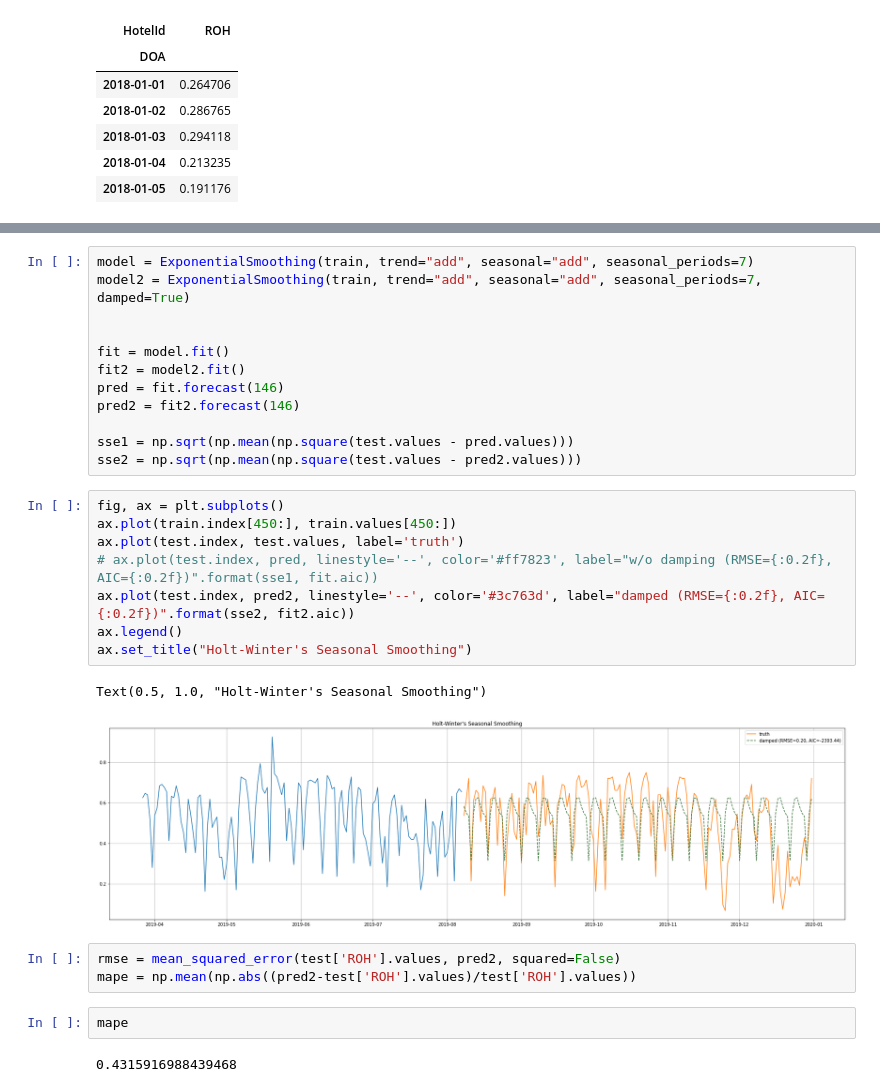
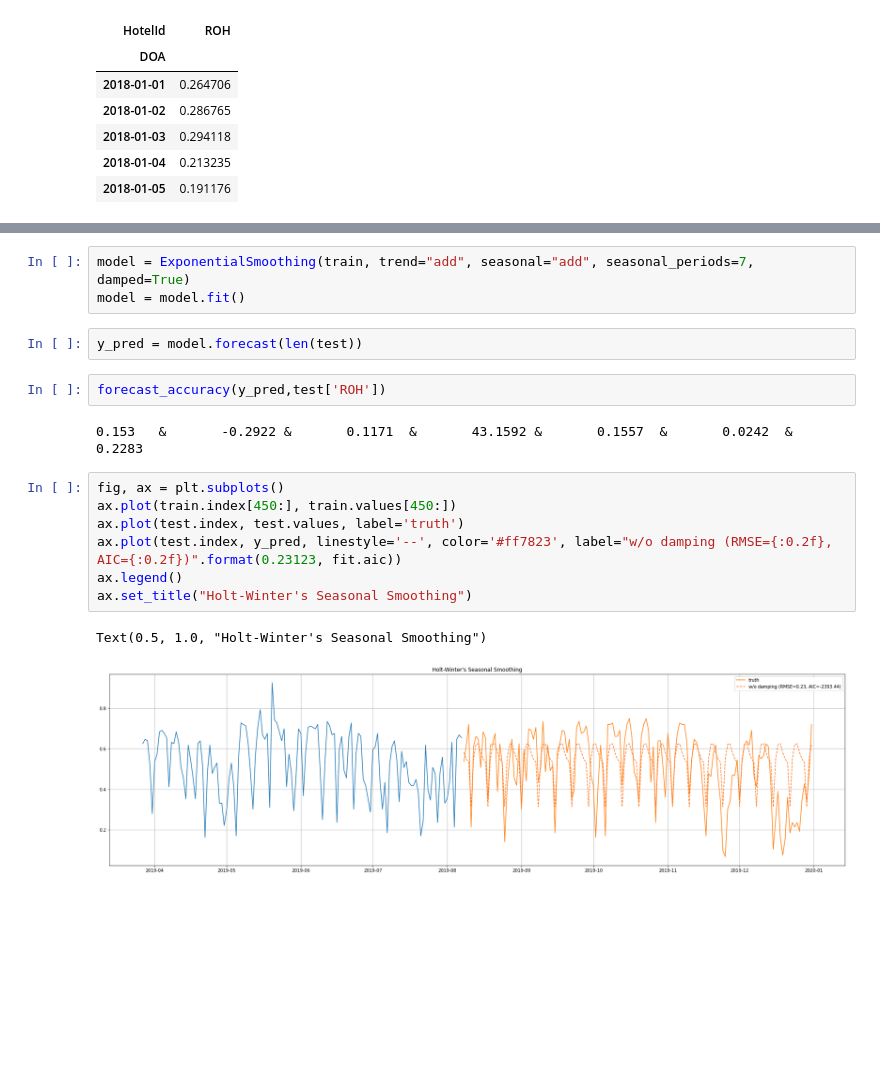
Before and after one commit to ahmadabdullah247/thesis, a Jupyter notebook: GroupHotel/ETS.ipynb, the cells around one changed output, grey strips where cells are left out. Saved outputs shown, nothing was run; the diff lists cells and outputs as text; blank space fills up the shorter version.

```diff
--- a/GroupHotel/ETS.ipynb
+++ b/GroupHotel/ETS.ipynb
@@ -222,30 +55,19 @@ plt.legend();
-# %%
-model = ExponentialSmoothing(train, trend="add", seasonal="add", seasonal_periods=7)
-model2 = ExponentialSmoothing(train, trend="add", seasonal="add", seasonal_periods=7, damped=True)
-
-
-fit = model.fit()
-fit2 = model2.fit()
-pred = fit.forecast(146)
-pred2 = fit2.forecast(146)
-
-sse1 = np.sqrt(np.mean(np.square(test.values - pred.values)))
-sse2 = np.sqrt(np.mean(np.square(test.values - pred2.values)))
+# %%
+model = ExponentialSmoothing(train, trend="add", seasonal="add", seasonal_periods=7, damped=True)
+model = model.fit()
+# %%
+y_pred = model.forecast(len(test))
+# %%
+forecast_accuracy(y_pred,test['ROH'])
+# %% [output]
+0.153   &       -0.2922 &       0.1171  &       43.1592 &       0.1557  &       0.0242  &       0.2283
 # %%
 fig, ax = plt.subplots()
 ax.plot(train.index[450:], train.values[450:])
 ax.plot(test.index, test.values, label='truth')
-# ax.plot(test.index, pred, linestyle='--', color='#ff7823', label="w/o damping (RMSE={:0.2f}, AIC={:0.2f})".format(sse1, fit.aic))
-ax.plot(test.index, pred2, linestyle='--', color='#3c763d', label="damped (RMSE={:0.2f}, AIC={:0.2f})".format(sse2, fit2.aic))
+ax.plot(test.index, y_pred, linestyle='--', color='#ff7823', label="w/o damping (RMSE={:0.2f}, AIC={:0.2f})".format(0.23123, fit.aic))
 ax.legend()
 ax.set_title("Holt-Winter's Seasonal Smoothing")
 # %% [output]
 Text(0.5, 1.0, "Holt-Winter's Seasonal Smoothing")
-[figure, old version]
+[figure, new version]
-# %%
-rmse = mean_squared_error(test['ROH'].values, pred2, squared=False)
-mape = np.mean(np.abs((pred2-test['ROH'].values)/test['ROH'].values))
-# %%
-mape
-# %% [output]
-0.4315916988439468
```
Also changed, not shown: parts of 20 cells of this notebook, 10 other files.
